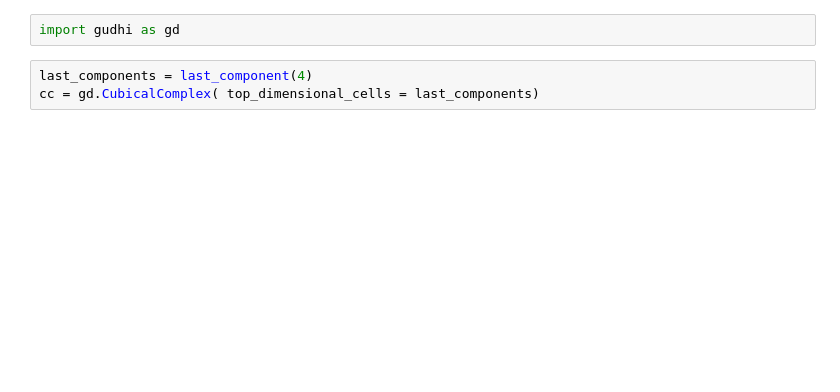
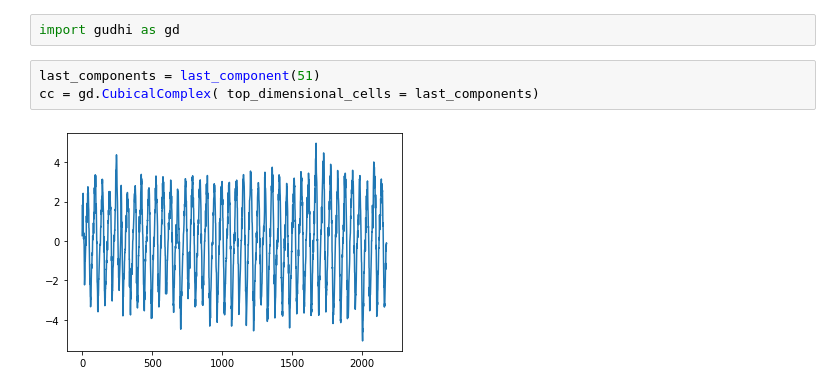
Before and after one commit to UTjones/PCA, a Jupyter notebook: Ml_dataset(1).ipynb, the cells around one changed output. Saved outputs shown, nothing was run; the diff lists cells and outputs as text; blank space fills up the shorter version.

```diff
--- a/Ml_dataset(1).ipynb
+++ b/Ml_dataset(1).ipynb
@@ -145,7 +165,9 @@ def last_component(m = 1):
 # %%
 import gudhi as gd
 # %%
-last_components = last_component(4)
+last_components = last_component(51)
 cc = gd.CubicalComplex( top_dimensional_cells = last_components)
+# %% [output]
+[figure, added]
 # %%
 dgm = cc.persistence()
```
Also changed, not shown: parts of 5 cells of this notebook, 1 other file.
